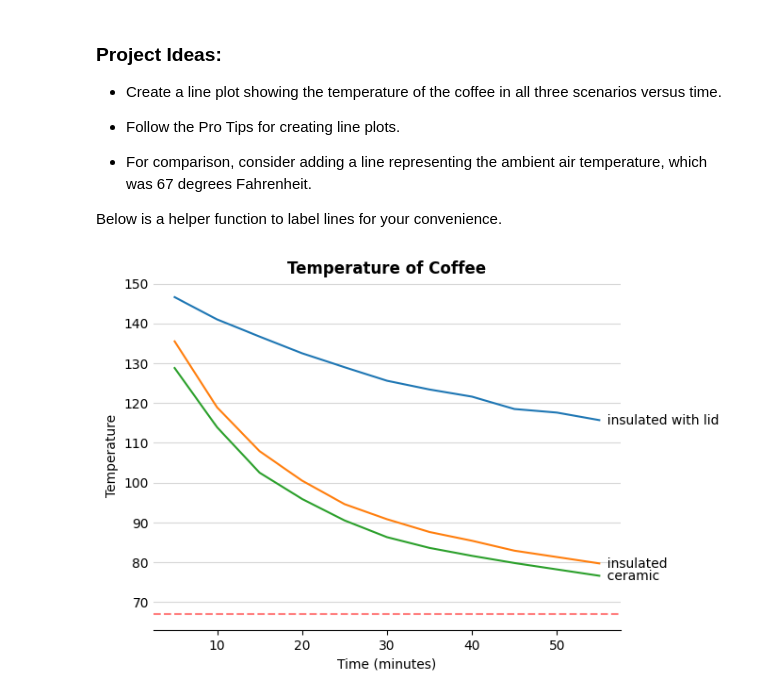
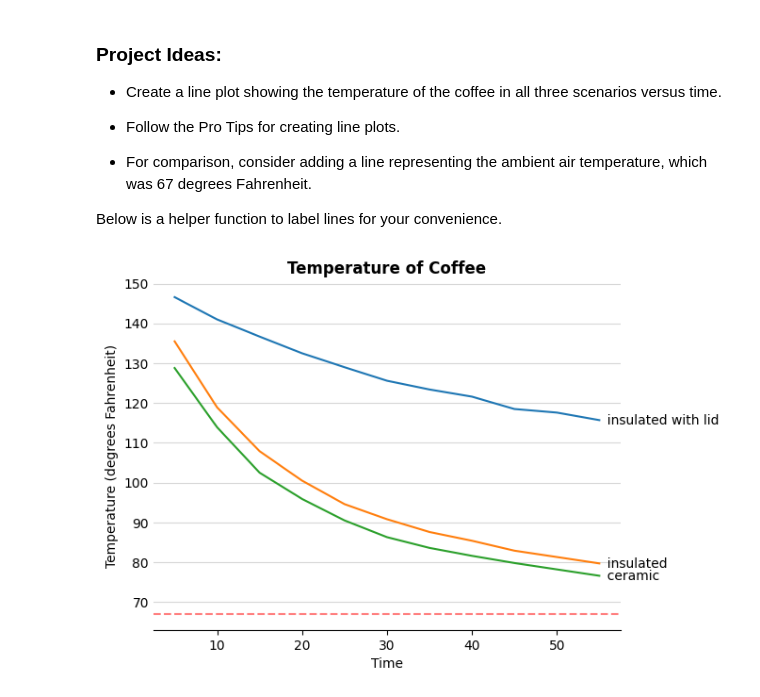
Before and after one commit to BhavikBuchke/Cisco-Data-science-program, a Jupyter notebook: Data visualization/Cooling Coffee Project/cooling coffee.ipynb, the cells around one changed output. Cells and saved outputs as stored; diff of their text form; code cells hidden in the pictures.

```diff
--- a/Data visualization/Cooling Coffee Project/cooling coffee.ipynb
+++ b/Data visualization/Cooling Coffee Project/cooling coffee.ipynb
@@ -66,10 +66,10 @@ def pro_tip():
 # %%
 df.plot(kind= 'line', x= 'time', y= ['insulated with lid', 'insulated', 'ceramic'])
 add_end_labels(df, df['time'].iloc[-1], ['insulated with lid', 'insulated', 'ceramic'])
-plt.ylabel('Temperature')
+plt.ylabel('Temperature (degrees Fahrenheit)')
 plt.title('Temperature of Coffee', fontweight='bold')
-plt.xlabel('Time (minutes)')
+plt.xlabel('Time')
 plt.axhline(y= 67, color= 'r', linestyle= '--', alpha= 0.5)
 pro_tip()
 # %% [output]
-[figure, old version]
+[figure, new version]
```
